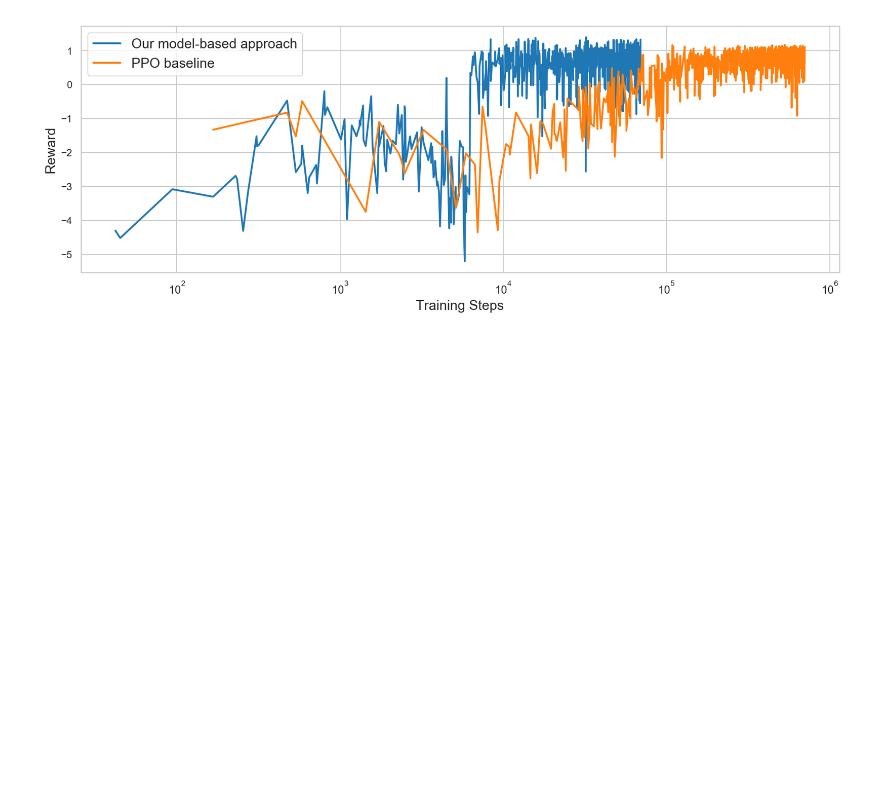
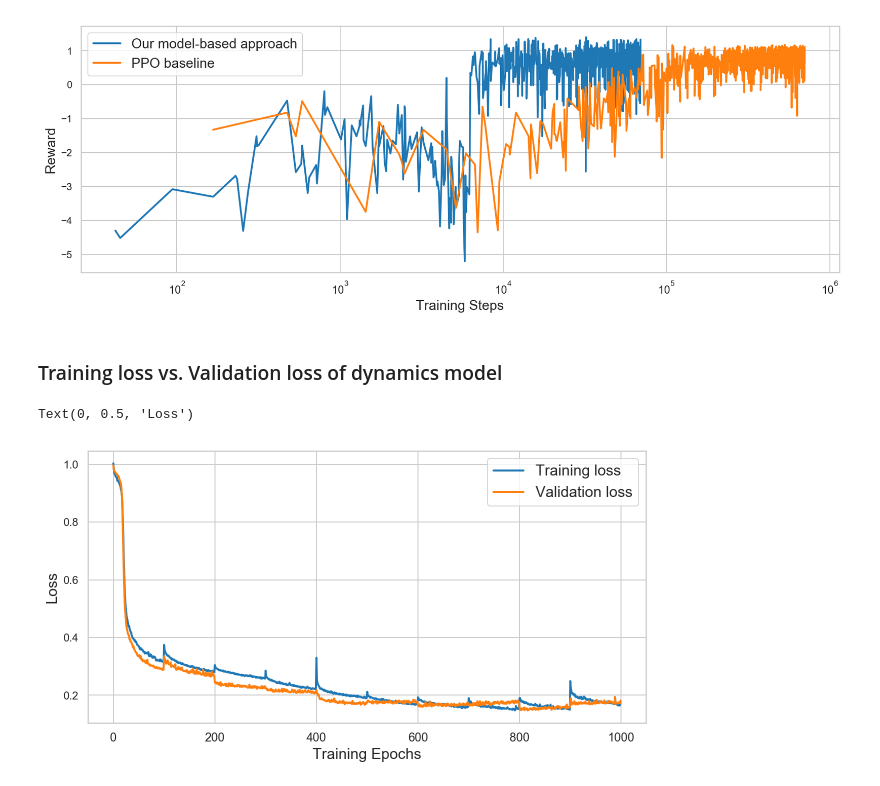
Before and after one commit to vermouth1992/mbrl-hvac, a Jupyter notebook: performance.ipynb, the cells around one changed output. Drawn from its saved outputs; the diff is of its cells as text; code cells hidden in the pictures; blank space fills up the shorter version.

```diff
--- a/performance.ipynb
+++ b/performance.ipynb
@@ -357,3 +357,17 @@ plt.ylabel('Reward')
 # %% [output]
 Text(0, 0.5, 'Reward')
 [figure]
+# %% [markdown]
+### Training loss vs. Validation loss of dynamics model
+# %%
+train_loss = pd.read_csv('data/train_loss.csv')
+val_loss = pd.read_csv('data/val_loss.csv')
+plt.figure(figsize=(10, 5))
+plt.plot(train_loss['Step'], train_loss['Value'], label='Training loss')
+plt.plot(val_loss['Step'], val_loss['Value'], label='Validation loss')
+plt.legend()
+plt.xlabel('Training Epochs')
+plt.ylabel('Loss')
+# %% [output]
+Text(0, 0.5, 'Loss')
+[figure, added]
```
Also changed, not shown: 1 other file.
